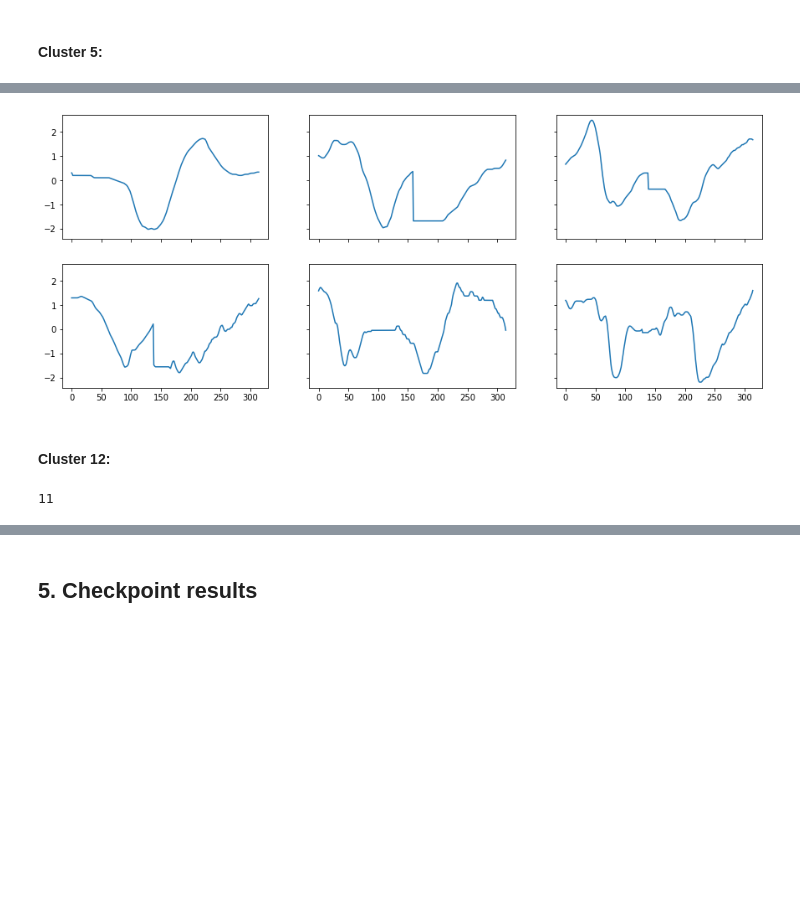
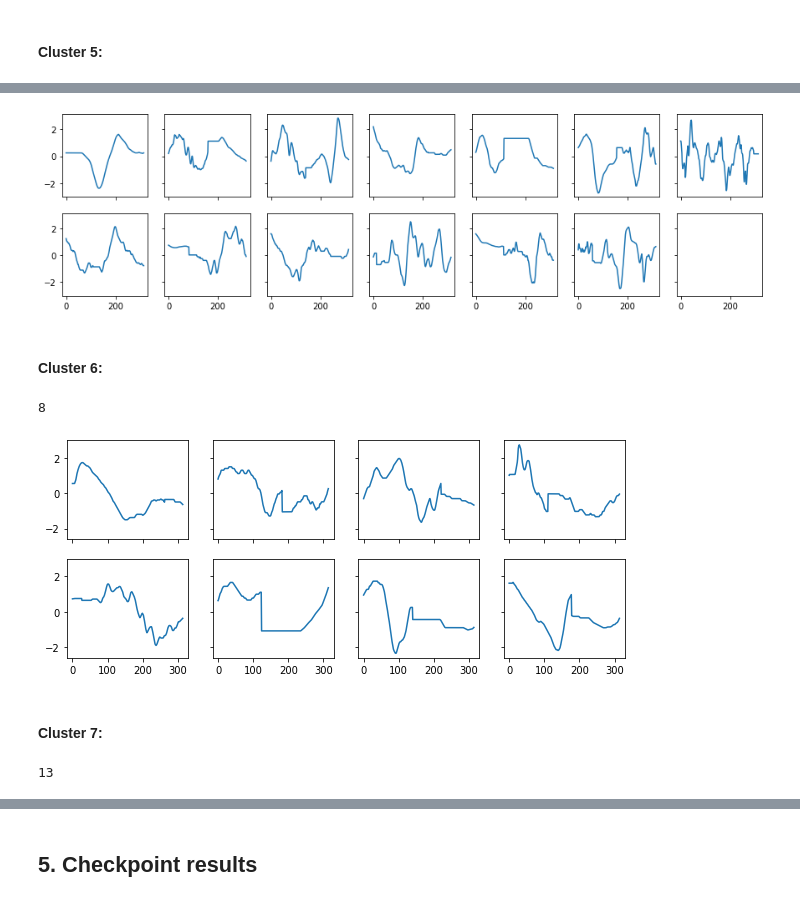
Before and after one commit to misilva73/dtw_som, a Jupyter notebook: notebooks/analysis_UWaveGesture_dataset.ipynb, the cells around one changed output, grey strips where cells are left out. Drawn from its saved outputs; the diff is of its cells as text; code cells hidden in the pictures; blank space fills up the shorter version.

```diff
--- a/notebooks/analysis_UWaveGesture_dataset.ipynb
+++ b/notebooks/analysis_UWaveGesture_dataset.ipynb
@@ -238,0 +240,8 @@ accuracy
+# %%
+cluster_label_dict = {}
+for i, cluster_list in enumerate(network.capture_objects):
+    if len(cluster_list)>0:
+        cluster_true_labels = [motif_center_labels[i] for i in cluster_list]
+        cluster_label = max(cluster_true_labels, key=cluster_true_labels.count)
+        cluster_label_dict[i] = cluster_label
+cluster_label_dict
@@ -239,6 +264,6 @@ accuracy
 # %%
 n_neurons = network._size
-fig, axs = plt.subplots(n,n,figsize=(3*n, 2*n), sharex=True, sharey=True)
+fig, axs = plt.subplots(n,n,figsize=(10, 6), sharex=True, sharey=True)
 for neuron_index in range(n_neurons):
     col = math.floor(neuron_index/n)
     row = neuron_index % n
@@ -247,7 +272,7 @@ for neuron_index in range(n_neurons):
         axs[row, col].plot(np.arange(len(motif_center_list[member_index])), motif_center_list[member_index])
     axs[row, col].set_title("Clustert: "+str(neuron_index))
     if col == 0:
-        axs[row, col].set_ylabel("Sequence values")
+        axs[row, col].set_ylabel("Seq. values")
     if row == 2:
         axs[row, col].set_xlabel("Time")
 plt.tight_layout()
@@ -263,8 +281,0 @@ len(network.capture_objects[4])
-# %%
-fig, axs = plt.subplots(3,4,figsize=(15, 6), sharex=True, sharey=True)
-cluster_list = network.capture_objects[4]
-for i, member_index in enumerate(cluster_list):
-    col = math.floor(i/3)
-    row = i % 3
-    axs[row, col].plot(np.arange(len(motif_center_list[member_index])), motif_center_list[member_index])
-plt.show()
@@ -279,8 +281,0 @@ len(network.capture_objects[8])
-# %%
-fig, axs = plt.subplots(5,5,figsize=(15, 10), sharex=True, sharey=True)
-cluster_list = network.capture_objects[8]
-for i, member_index in enumerate(cluster_list):
-    col = math.floor(i/5)
-    row = i % 5
-    axs[row, col].plot(np.arange(len(motif_center_list[member_index])), motif_center_list[member_index])
-plt.show()
@@ -295,16 +288,32 @@ len(network.capture_objects[5])
 # %%
-fig, axs = plt.subplots(2,3,figsize=(15, 6), sharex=True, sharey=True)
+fig, axs = plt.subplots(2,7,figsize=(15, 4), sharex=True, sharey=True)
 cluster_list = network.capture_objects[5]
 for i, member_index in enumerate(cluster_list):
     col = math.floor(i/2)
     row = i % 2
     axs[row, col].plot(np.arange(len(motif_center_list[member_index])), motif_center_list[member_index])
 plt.show()
 # %% [output]
-[figure, old version]
+[figure, new version]
 # %% [markdown]
-#### Cluster 12:
+#### Cluster 6:
 # %%
-len(network.capture_objects[12])
+len(network.capture_objects[6])
 # %% [output]
-11
+8
+# %%
+fig, axs = plt.subplots(2,4,figsize=(10, 4), sharex=True, sharey=True)
+cluster_list = network.capture_objects[6]
+for i, member_index in enumerate(cluster_list):
+    col = math.floor(i/2)
+    row = i % 2
+    axs[row, col].plot(np.arange(len(motif_center_list[member_index])), motif_center_list[member_index])
+plt.show()
+# %% [output]
+[figure, added]
+# %% [markdown]
+#### Cluster 7:
+# %%
+len(network.capture_objects[7])
+# %% [output]
+13
```
Also changed, not shown: parts of 30 cells of this notebook, 5 other files.
